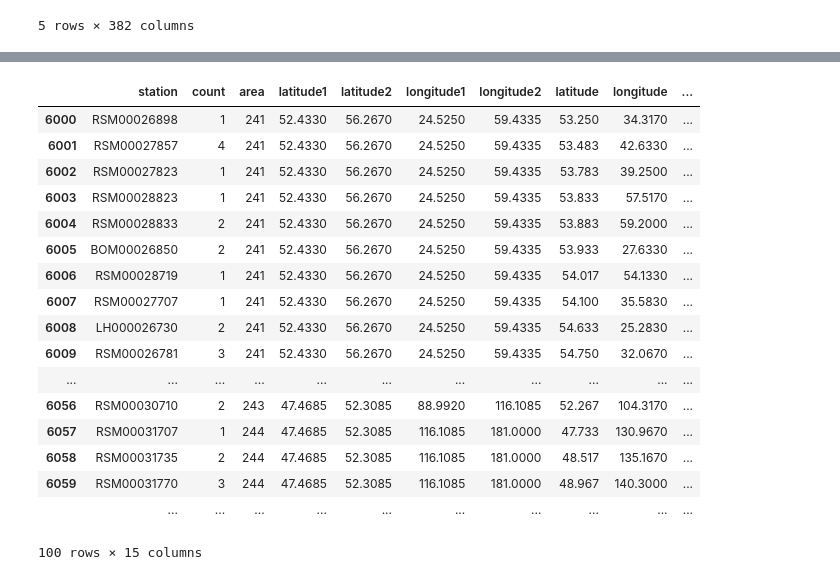
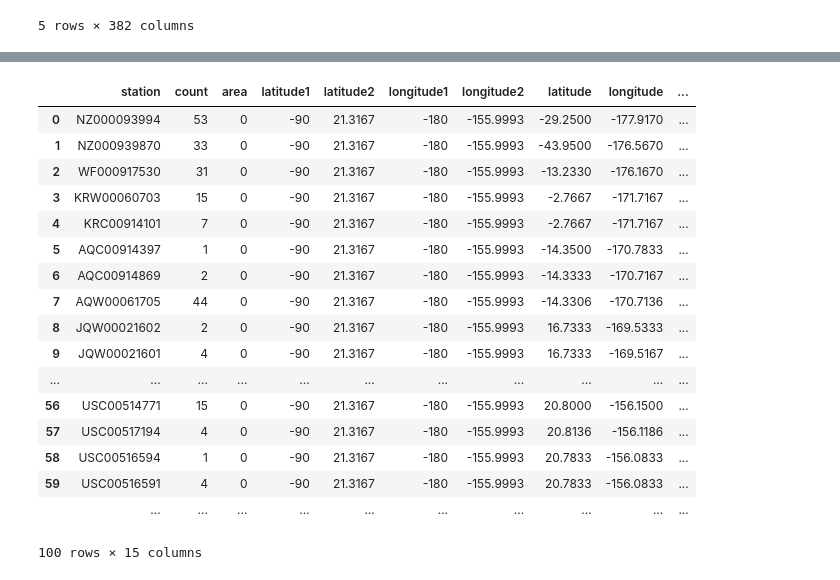
Before and after one commit to JiapengZhang/UCSD_BigData, a Jupyter notebook: notebooks/weather.mapreduce/assignment2.ipynb, the cells around one changed output, grey strips where cells are left out. Saved outputs shown, nothing was run; the diff lists cells and outputs as text; code cells hidden in the pictures.

```diff
--- a/notebooks/weather.mapreduce/assignment2.ipynb
+++ b/notebooks/weather.mapreduce/assignment2.ipynb
@@ -562,21 +533,21 @@ ok
-# %%
-djoin[6000:6100]
-# %% [output]
-|  | station | count | area | latitude1 | latitude2 | longitude1 | longitude2 | latitude | longitude | ... |
-| 6000 | RSM00026898 | 1 | 241 | 52.4330 | 56.2670 | 24.5250 | 59.4335 | 53.250 | 34.3170 | ... |
-| 6001 | RSM00027857 | 4 | 241 | 52.4330 | 56.2670 | 24.5250 | 59.4335 | 53.483 | 42.6330 | ... |
-| 6002 | RSM00027823 | 1 | 241 | 52.4330 | 56.2670 | 24.5250 | 59.4335 | 53.783 | 39.2500 | ... |
-| 6003 | RSM00028823 | 1 | 241 | 52.4330 | 56.2670 | 24.5250 | 59.4335 | 53.833 | 57.5170 | ... |
-| 6004 | RSM00028833 | 2 | 241 | 52.4330 | 56.2670 | 24.5250 | 59.4335 | 53.883 | 59.2000 | ... |
-| 6005 | BOM00026850 | 2 | 241 | 52.4330 | 56.2670 | 24.5250 | 59.4335 | 53.933 | 27.6330 | ... |
-| 6006 | RSM00028719 | 1 | 241 | 52.4330 | 56.2670 | 24.5250 | 59.4335 | 54.017 | 54.1330 | ... |
-| 6007 | RSM00027707 | 1 | 241 | 52.4330 | 56.2670 | 24.5250 | 59.4335 | 54.100 | 35.5830 | ... |
-| 6008 | LH000026730 | 2 | 241 | 52.4330 | 56.2670 | 24.5250 | 59.4335 | 54.633 | 25.2830 | ... |
-| 6009 | RSM00026781 | 3 | 241 | 52.4330 | 56.2670 | 24.5250 | 59.4335 | 54.750 | 32.0670 | ... |
-| ... | ... | ... | ... | ... | ... | ... | ... | ... | ... | ... |
-| 6056 | RSM00030710 | 2 | 243 | 47.4685 | 52.3085 | 88.9920 | 116.1085 | 52.267 | 104.3170 | ... |
-| 6057 | RSM00031707 | 1 | 244 | 47.4685 | 52.3085 | 116.1085 | 181.0000 | 47.733 | 130.9670 | ... |
-| 6058 | RSM00031735 | 2 | 244 | 47.4685 | 52.3085 | 116.1085 | 181.0000 | 48.517 | 135.1670 | ... |
-| 6059 | RSM00031770 | 3 | 244 | 47.4685 | 52.3085 | 116.1085 | 181.0000 | 48.967 | 140.3000 | ... |
-|  | ... | ... | ... | ... | ... | ... | ... | ... | ... | ... |
-100 rows × 15 columns
+# %%
+djoin[0:100]
+# %% [output]
+|  | station | count | area | latitude1 | latitude2 | longitude1 | longitude2 | latitude | longitude | ... |
+| 0 | NZ000093994 | 53 | 0 | -90 | 21.3167 | -180 | -155.9993 | -29.2500 | -177.9170 | ... |
+| 1 | NZ000939870 | 33 | 0 | -90 | 21.3167 | -180 | -155.9993 | -43.9500 | -176.5670 | ... |
+| 2 | WF000917530 | 31 | 0 | -90 | 21.3167 | -180 | -155.9993 | -13.2330 | -176.1670 | ... |
+| 3 | KRW00060703 | 15 | 0 | -90 | 21.3167 | -180 | -155.9993 | -2.7667 | -171.7167 | ... |
+| 4 | KRC00914101 | 7 | 0 | -90 | 21.3167 | -180 | -155.9993 | -2.7667 | -171.7167 | ... |
+| 5 | AQC00914397 | 1 | 0 | -90 | 21.3167 | -180 | -155.9993 | -14.3500 | -170.7833 | ... |
+| 6 | AQC00914869 | 2 | 0 | -90 | 21.3167 | -180 | -155.9993 | -14.3333 | -170.7167 | ... |
+| 7 | AQW00061705 | 44 | 0 | -90 | 21.3167 | -180 | -155.9993 | -14.3306 | -170.7136 | ... |
+| 8 | JQW00021602 | 2 | 0 | -90 | 21.3167 | -180 | -155.9993 | 16.7333 | -169.5333 | ... |
+| 9 | JQW00021601 | 4 | 0 | -90 | 21.3167 | -180 | -155.9993 | 16.7333 | -169.5167 | ... |
+| ... | ... | ... | ... | ... | ... | ... | ... | ... | ... | ... |
+| 56 | USC00514771 | 15 | 0 | -90 | 21.3167 | -180 | -155.9993 | 20.8000 | -156.1500 | ... |
+| 57 | USC00517194 | 4 | 0 | -90 | 21.3167 | -180 | -155.9993 | 20.8136 | -156.1186 | ... |
+| 58 | USC00516594 | 1 | 0 | -90 | 21.3167 | -180 | -155.9993 | 20.7833 | -156.0833 | ... |
+| 59 | USC00516591 | 4 | 0 | -90 | 21.3167 | -180 | -155.9993 | 20.7833 | -156.0833 | ... |
+|  | ... | ... | ... | ... | ... | ... | ... | ... | ... | ... |
+100 rows × 15 columns
```
Also changed, not shown: parts of 28 cells of this notebook, 1 other file.
